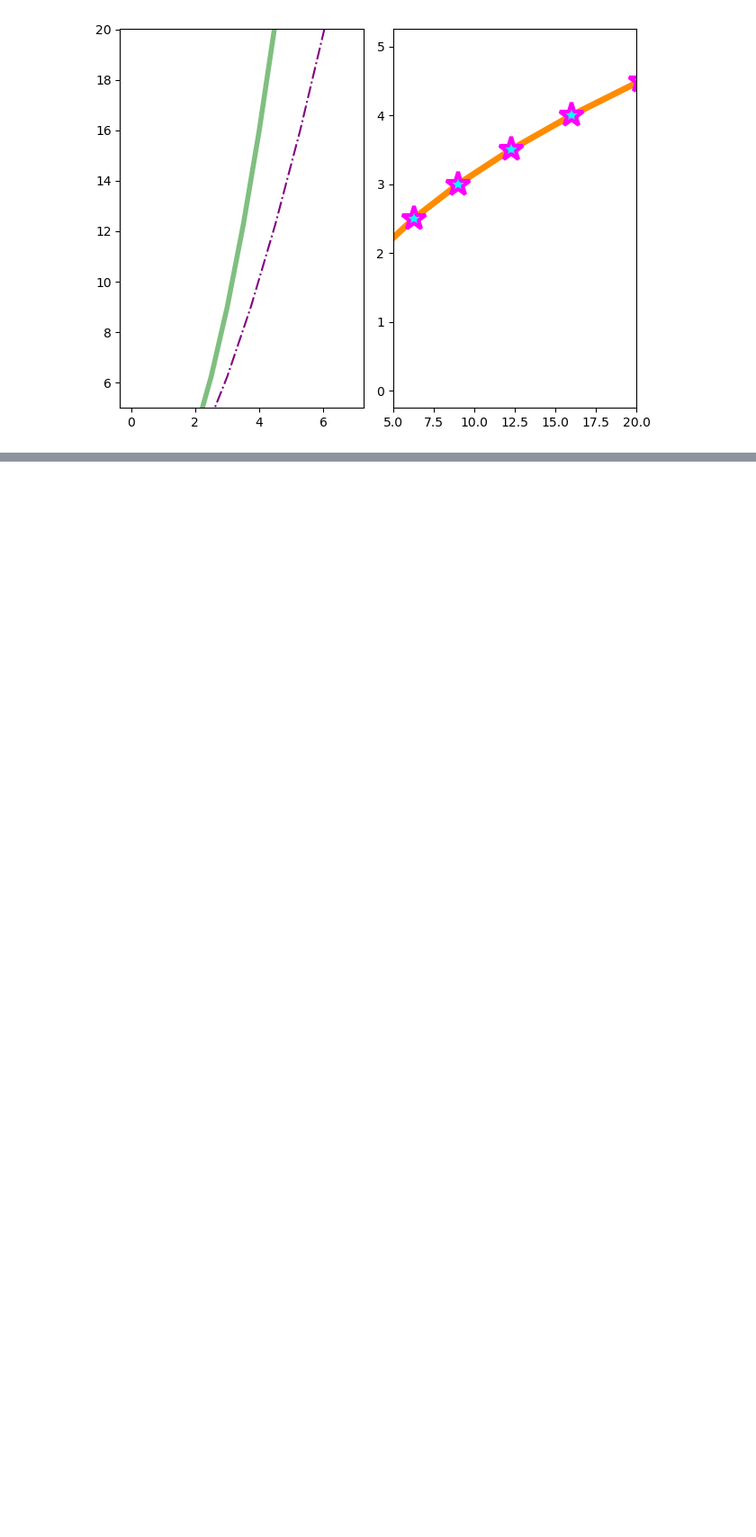
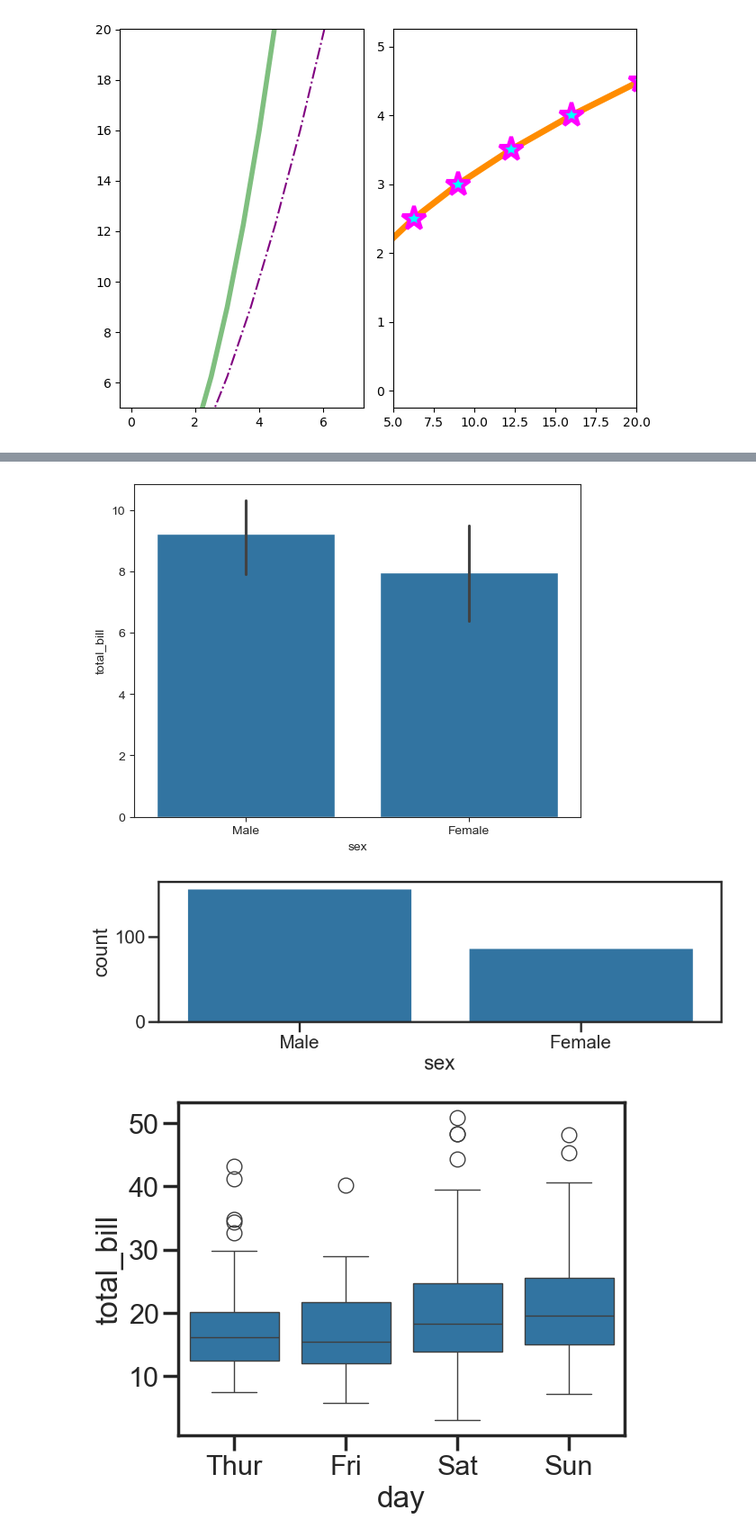
Before and after one commit to FarhanMS123/NeuralNetworkMemorandum, a Jupyter notebook: experiments/basic_python.ipynb, the cells around one changed output, grey strips where cells are left out. Shown at 90% size. Drawn from its saved outputs; the diff is of its cells as text; code cells hidden in the pictures; blank space fills up the shorter version.

```diff
--- a/experiments/basic_python.ipynb
+++ b/experiments/basic_python.ipynb
@@ -729,0 +768,22 @@ plt.show()
+# %%
+sns.barplot(x='sex', y='total_bill', data=tips, estimator=np.std)
+plt.show()
+
+plt.figure(figsize=(12,3))
+sns.set_context('poster')
+sns.set_style('ticks')
+# sns.set_style('whitegrid') # ga bisa 2 atau lebih
+sns.despine(left=True)
+sns.countplot(x='sex', data=tips)
+plt.show()
+
+sns.boxplot(x='day', y='total_bill', data=tips) # , hue='smoker')
+plt.show()
+sns.violinplot(x='day', y='total_bill', data=tips, hue='smoker', split=True)
+plt.show()
+sns.stripplot(x='day', y='total_bill', data=tips, jitter=True)
+plt.show()
+# %% [output]
+[figure, added]
+[figure, added]
+[figure, added]
```
Also changed, not shown: parts of 12 cells of this notebook.
